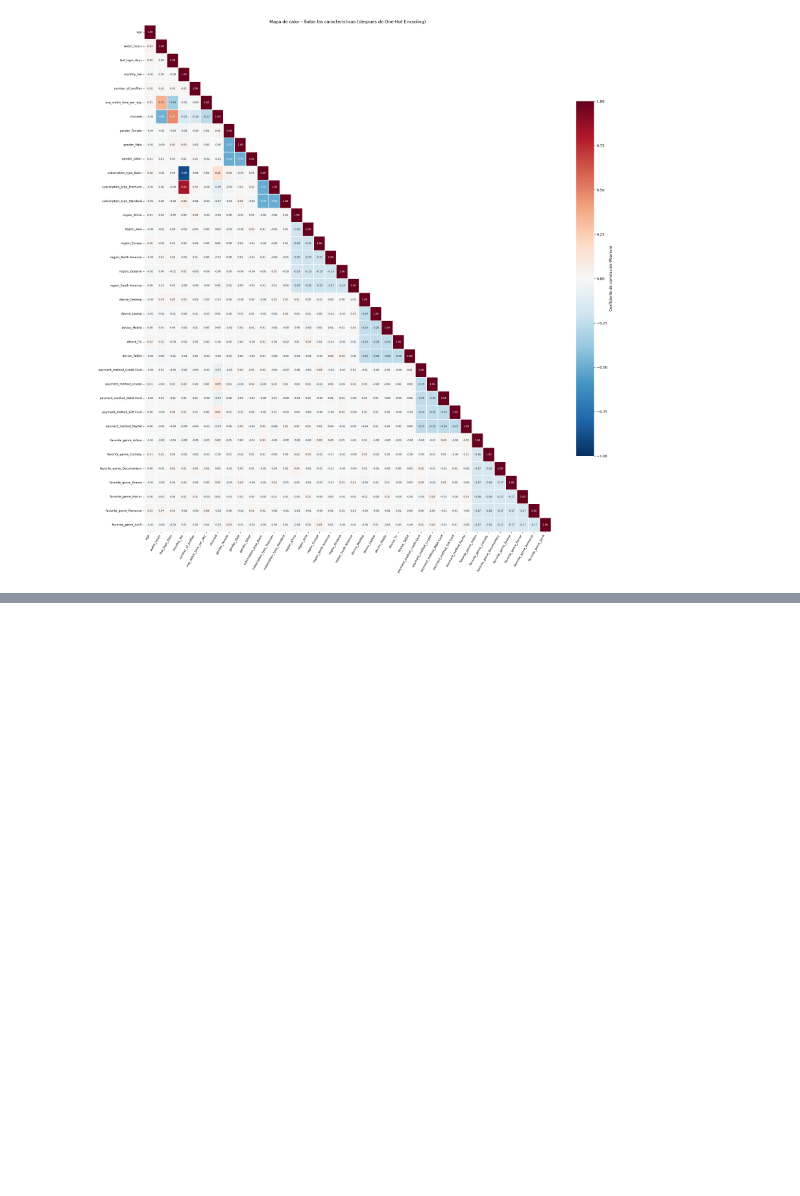
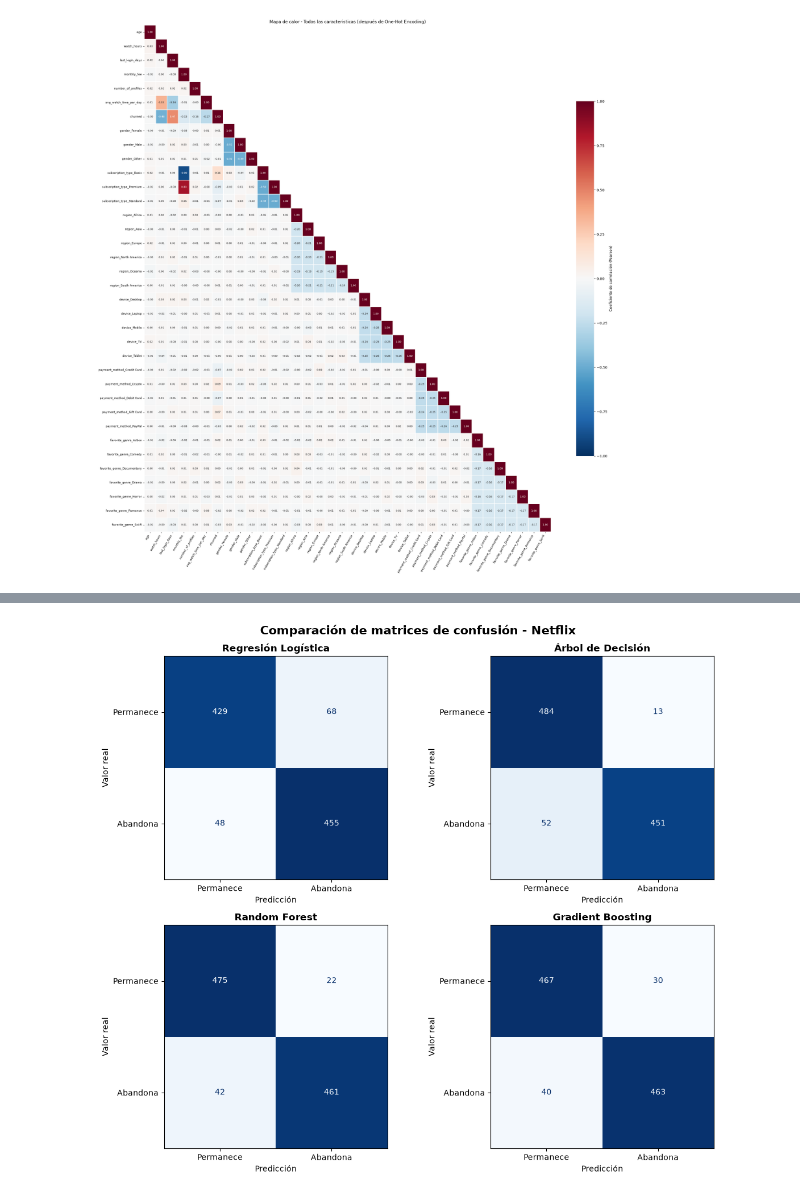
Before and after one commit to RICK1130042/Netflix_clasificadores, a Jupyter notebook: netflix_churned.ipynb, the cells around one changed output, grey strips where cells are left out. Drawn from its saved outputs; the diff is of its cells as text; code cells hidden in the pictures; blank space fills up the shorter version.

Commit message:
churned

```diff
--- a/netflix_churned.ipynb
+++ b/netflix_churned.ipynb
@@ -939,0 +1037,19 @@ plt.show()
+# %%
+X_train_churn, X_test_churn, y_train_churn, y_test_churn = (
+    train_test_split(
+        X_churn,
+        y_churn,
+        test_size=0.20,
+        random_state=42,
+        stratify=y_churn
+    )
+)
+
+print("Entrenamiento:", X_train_churn.shape)
+print("Prueba:", X_test_churn.shape)
+
+print("\nDistribución en entrenamiento:")
+print(y_train_churn.value_counts(normalize=True).round(3))
+
+print("\nDistribución en prueba:")
+print(y_test_churn.value_counts(normalize=True).round(3))
@@ -939,0 +1420,38 @@ plt.show()
+# %%
+fig, axes = plt.subplots(2, 2, figsize=(12, 10))
+
+for ax, (nombre, pred) in zip(
+    axes.flatten(),
+    predicciones_test.items()
+):
+
+    matriz = confusion_matrix(
+        y_test_churn,
+        pred,
+        labels=[0, 1]
+    )
+
+    ConfusionMatrixDisplay(
+        confusion_matrix=matriz,
+        display_labels=["Permanece", "Abandona"]
+    ).plot(
+        ax=ax,
+        cmap="Blues",
+        values_format="d",
+        colorbar=False
+    )
+
+    ax.set_title(nombre, fontweight="bold")
+    ax.set_xlabel("Predicción")
+    ax.set_ylabel("Valor real")
+
+plt.suptitle(
+    "Comparación de matrices de confusión - Netflix",
+    fontsize=15,
+    fontweight="bold"
+)
+
+plt.tight_layout()
+plt.show()
+# %% [output]
+[figure, added]
```
Also changed, not shown: parts of 8 cells of this notebook.
